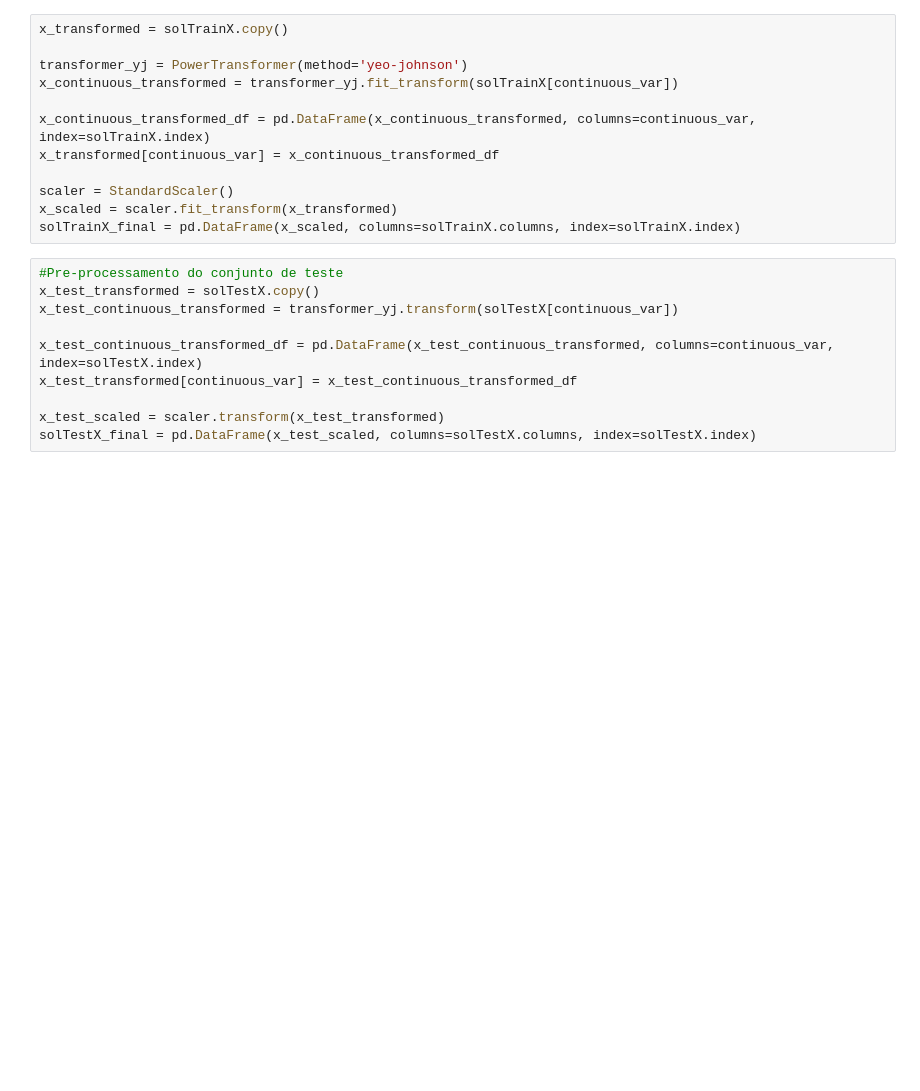
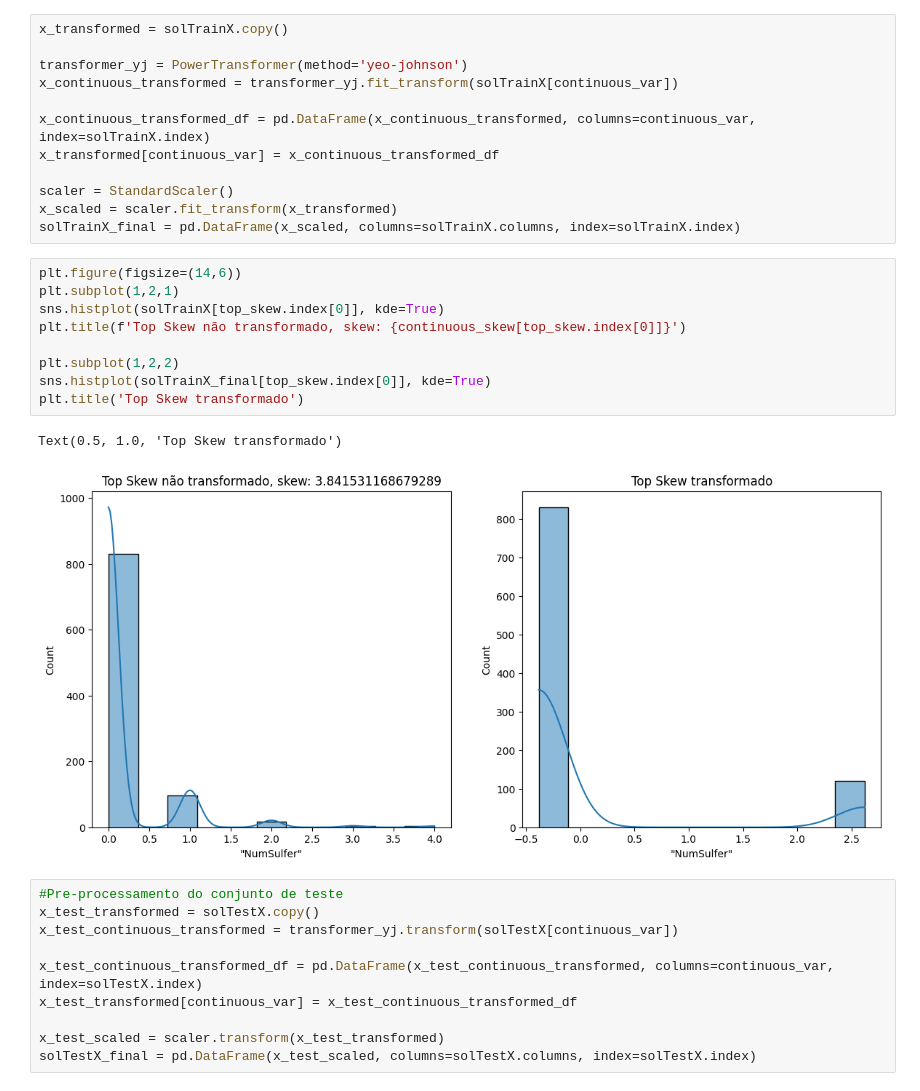
Before and after one commit to PauloArthurFarias/Ica_HomeWork02, a Jupyter notebook: hw02.ipynb, the cells around one changed output. Saved outputs shown, nothing was run; the diff lists cells and outputs as text; blank space fills up the shorter version.

Commit message:
finalizado t0 e t1

```diff
--- a/hw02.ipynb
+++ b/hw02.ipynb
@@ -46,6 +90,18 @@ x_transformed[continuous_var] = x_continuous_transformed_df
 scaler = StandardScaler()
 x_scaled = scaler.fit_transform(x_transformed)
 solTrainX_final = pd.DataFrame(x_scaled, columns=solTrainX.columns, index=solTrainX.index)
+# %%
+plt.figure(figsize=(14,6))
+plt.subplot(1,2,1)
+sns.histplot(solTrainX[top_skew.index[0]], kde=True)
+plt.title(f'Top Skew não transformado, skew: {continuous_skew[top_skew.index[0]]}')
+
+plt.subplot(1,2,2)
+sns.histplot(solTrainX_final[top_skew.index[0]], kde=True)
+plt.title('Top Skew transformado')
+# %% [output]
+Text(0.5, 1.0, 'Top Skew transformado')
+[figure, added]
 # %%
 #Pre-processamento do conjunto de teste
 x_test_transformed = solTestX.copy()
```
Also changed, not shown: parts of 19 cells of this notebook.
